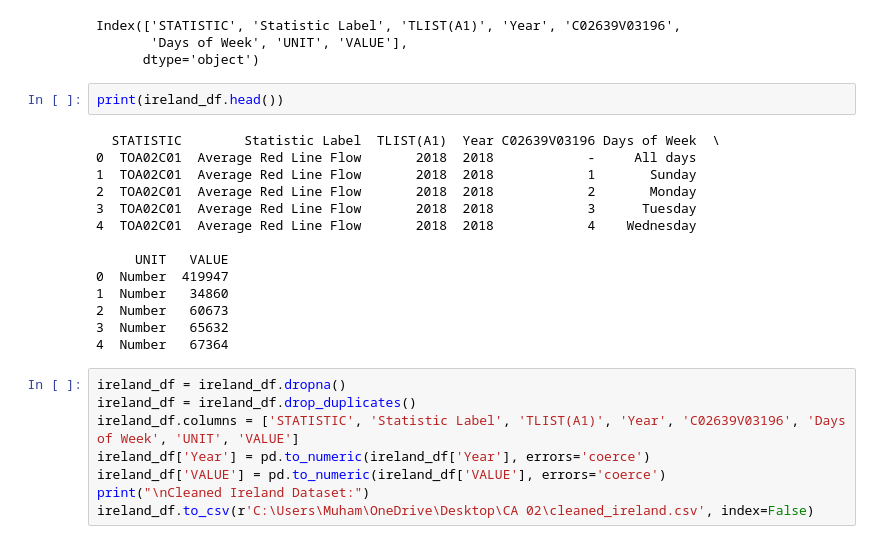
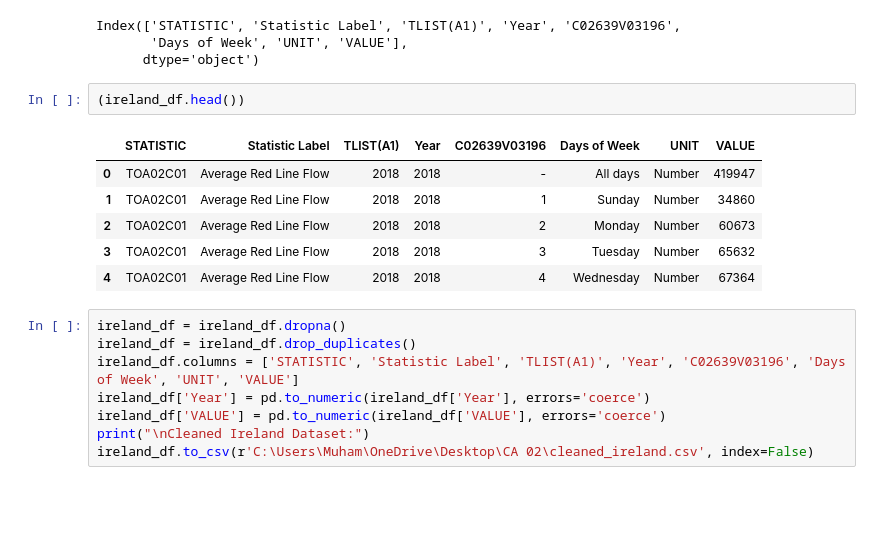
Before and after one commit to 2021402/CA-02-MSc-Data-Analytics, a Jupyter notebook: Project Code CA 2.ipynb, the cells around one changed output. Cells and saved outputs as stored; diff of their text form; blank space fills up the shorter version.

```diff
--- a/Project Code CA 2.ipynb
+++ b/Project Code CA 2.ipynb
@@ -62,21 +62,14 @@ Index(['STATISTIC', 'Statistic Label', 'TLIST(A1)', 'Year', 'C02639V03196',
        'Days of Week', 'UNIT', 'VALUE'],
       dtype='object')
 # %%
-print(ireland_df.head())
+(ireland_df.head())
 # %% [output]
-  STATISTIC        Statistic Label  TLIST(A1)  Year C02639V03196 Days of Week  \
-0  TOA02C01  Average Red Line Flow       2018  2018            -     All days
-1  TOA02C01  Average Red Line Flow       2018  2018            1       Sunday
-2  TOA02C01  Average Red Line Flow       2018  2018            2       Monday
-3  TOA02C01  Average Red Line Flow       2018  2018            3      Tuesday
-4  TOA02C01  Average Red Line Flow       2018  2018            4    Wednesday
-
-     UNIT   VALUE
-0  Number  419947
-1  Number   34860
-2  Number   60673
-3  Number   65632
-4  Number   67364
+|  | STATISTIC | Statistic Label | TLIST(A1) | Year | C02639V03196 | Days of Week | UNIT | VALUE |
+| 0 | TOA02C01 | Average Red Line Flow | 2018 | 2018 | - | All days | Number | 419947 |
+| 1 | TOA02C01 | Average Red Line Flow | 2018 | 2018 | 1 | Sunday | Number | 34860 |
+| 2 | TOA02C01 | Average Red Line Flow | 2018 | 2018 | 2 | Monday | Number | 60673 |
+| 3 | TOA02C01 | Average Red Line Flow | 2018 | 2018 | 3 | Tuesday | Number | 65632 |
+| 4 | TOA02C01 | Average Red Line Flow | 2018 | 2018 | 4 | Wednesday | Number | 67364 |
 # %%
 ireland_df = ireland_df.dropna()
 ireland_df = ireland_df.drop_duplicates()
```
Also changed, not shown: parts of 10 cells of this notebook.
